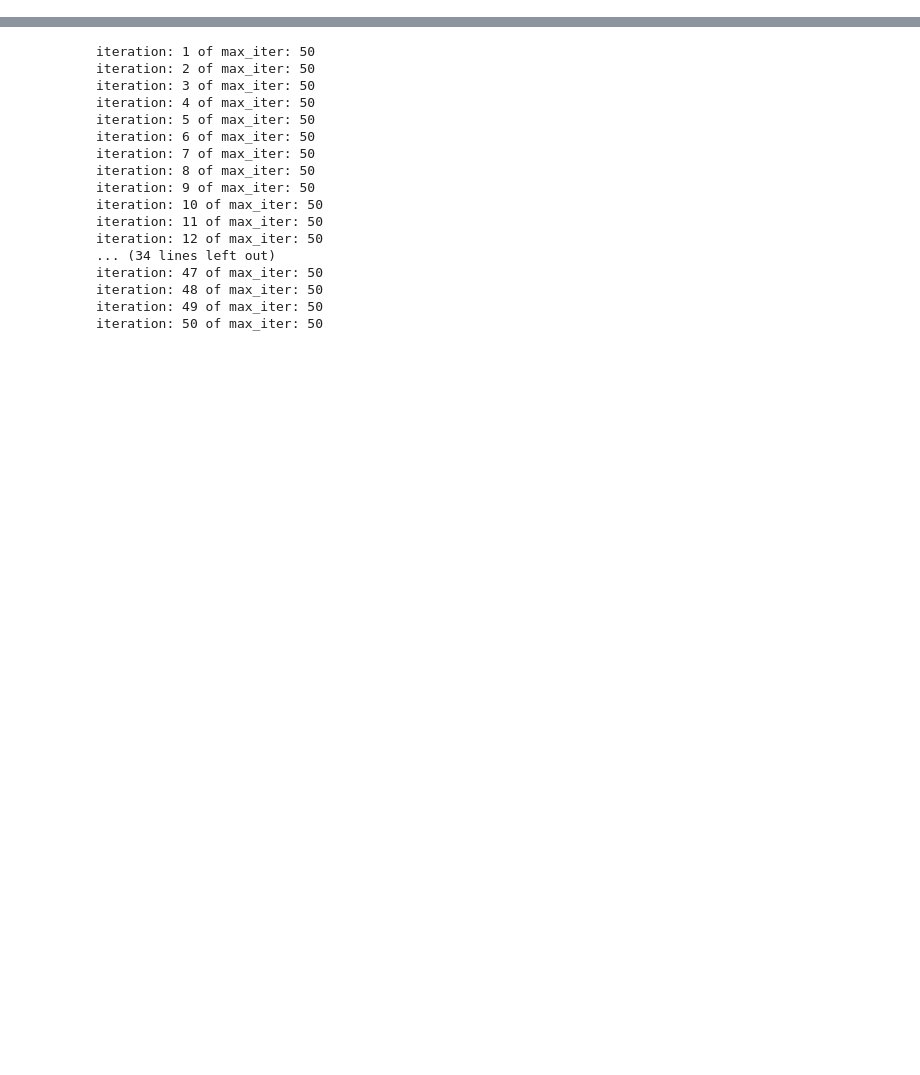
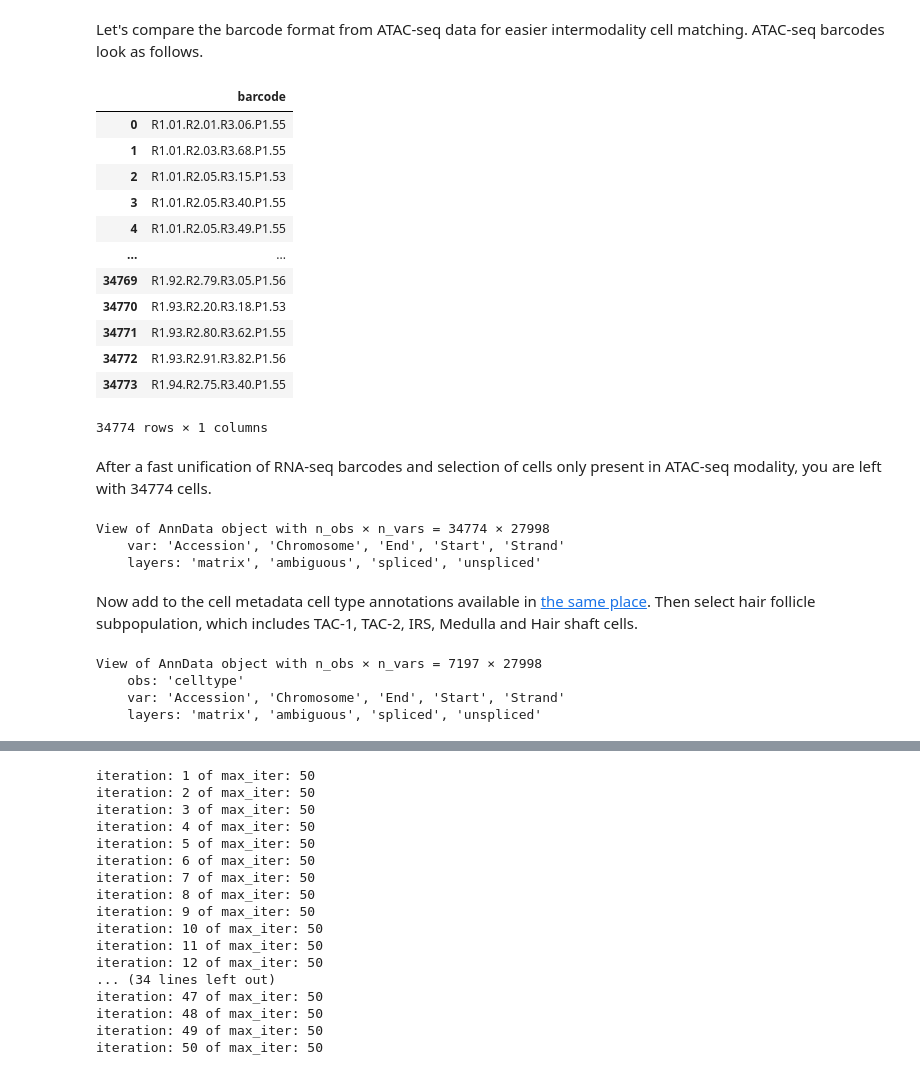
Before and after one commit to TabakaLab/ocelli, a Jupyter notebook: docs/source/notebooks/hair-follicle.ipynb, the cells around one changed output, grey strips where cells are left out. Saved outputs shown, nothing was run; the diff lists cells and outputs as text; code cells hidden in the pictures; blank space fills up the shorter version.

Commit message:
hair follicle tutorial - rna-seq preprocessing

```diff
--- a/docs/source/notebooks/hair-follicle.ipynb
+++ b/docs/source/notebooks/hair-follicle.ipynb
@@ -26,2 +82,31 @@ rna_seq.var_names_make_unique()
+# %% [markdown]
+Let's compare the barcode format from ATAC-seq data for easier intermodality cell matching. ATAC-seq barcodes look as follows.
+# %%
+atac_barcodes = pd.read_csv(join(data_folder, 'GSM4156597_skin.late.anagen.barcodes.txt'), sep='\t', header=None, names=['barcode'])
+
+atac_barcodes
+# %% [output]
+|  | barcode |
+| 0 | R1.01.R2.01.R3.06.P1.55 |
+| 1 | R1.01.R2.03.R3.68.P1.55 |
+| 2 | R1.01.R2.05.R3.15.P1.53 |
+| 3 | R1.01.R2.05.R3.40.P1.55 |
+| 4 | R1.01.R2.05.R3.49.P1.55 |
+| ... | ... |
+| 34769 | R1.92.R2.79.R3.05.P1.56 |
+| 34770 | R1.93.R2.20.R3.18.P1.53 |
+| 34771 | R1.93.R2.80.R3.62.P1.55 |
+| 34772 | R1.93.R2.91.R3.82.P1.56 |
+| 34773 | R1.94.R2.75.R3.40.P1.55 |
+34774 rows × 1 columns
+# %% [markdown]
+After a fast unification of RNA-seq barcodes and selection of cells only present in ATAC-seq modality, you are left with 34774 cells.
 # %%
 rna_seq.obs.index = [index.split(':')[1].replace(',', '.') for index in rna_seq.obs.index]
+rna_seq = rna_seq[list(atac_barcodes['barcode'])]
+
+rna_seq
+# %% [output]
+View of AnnData object with n_obs × n_vars = 34774 × 27998
+    var: 'Accession', 'Chromosome', 'End', 'Start', 'Strand'
+    layers: 'matrix', 'ambiguous', 'spliced', 'unspliced'
@@ -31,3 +113,14 @@ rna_seq = rna_seq[filtered_barcodes]
+# %% [markdown]
+Now add to the cell metadata cell type annotations available in [the same place](https://www.ncbi.nlm.nih.gov/geo/query/acc.cgi?acc=GSM4156597). Then select hair follicle subpopulation, which includes TAC-1, TAC-2, IRS, Medulla and Hair shaft cells.
 # %%
-rna_seq.obs['celltype'] = list(pd.read_csv(join(data_folder, 'GSM4156597_skin_celltype.txt'), sep='\t')['celltype'])
+celltypes = list(pd.read_csv(join(data_folder, 'GSM4156597_skin_celltype.txt'), sep='\t')['celltype'])
+rna_seq.obs['celltype'] = celltypes
+
 rna_seq = rna_seq[rna_seq.obs['celltype'].isin(['TAC-1', 'TAC-2', 'IRS', 'Medulla', 'Hair Shaft-cuticle.cortex'])]
+
+rna_seq
+# %% [output]
+View of AnnData object with n_obs × n_vars = 7197 × 27998
+    obs: 'celltype'
+    var: 'Accession', 'Chromosome', 'End', 'Start', 'Strand'
+    layers: 'matrix', 'ambiguous', 'spliced', 'unspliced'
```
Also changed, not shown: parts of 31 cells of this notebook.
